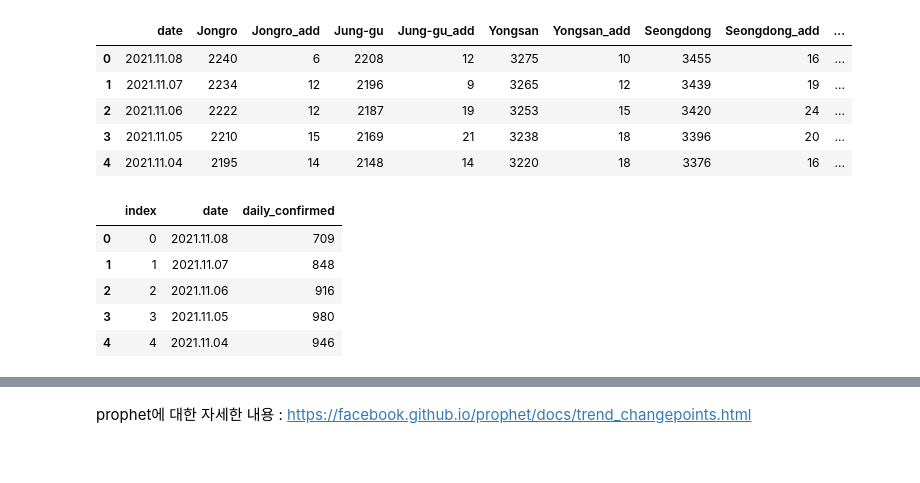
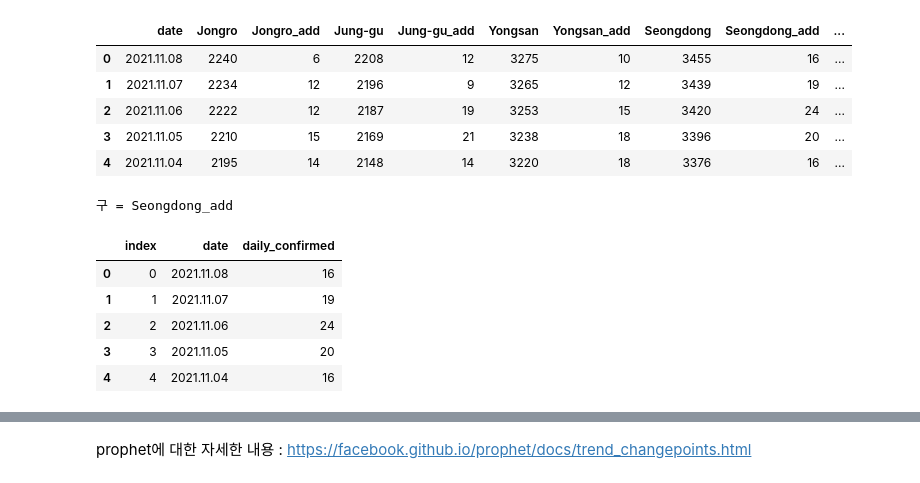
Before and after one commit to mihyunLee/covid-19_model, a Jupyter notebook: corona19_daily.ipynb, the cells around one changed output, grey strips where cells are left out. Cells and saved outputs as stored; diff of their text form; code cells hidden in the pictures.

```diff
--- a/corona19_daily.ipynb
+++ b/corona19_daily.ipynb
@@ -22,17 +22,19 @@ data.head()# 데이터가 잘 출력 되는지 5행만 출력해 살펴보며
 | 3 | 2021.11.05 | 2210 | 15 | 2169 | 21 | 3238 | 18 | 3396 | 20 | ... |
 | 4 | 2021.11.04 | 2195 | 14 | 2148 | 14 | 3220 | 18 | 3376 | 16 | ... |
 # %%
-dc = data.loc[  : ,  ['date','daily_add' ] ]#필요한 데이터는 날짜와 일일확진자수 이므로 이둘을 추출한다.
-dc = dc.reset_index().rename(columns={'daily_add': 'daily_confirmed'}) #일일 확진자로  이름을 바꾼다.
+구 = input("구 = ")
+dc = data.loc[  : ,  ['date', 구 ] ]#필요한 데이터는 날짜와 일일확진자수 이므로 이둘을 추출한다.
+dc = dc.reset_index().rename(columns={ 구 : 'daily_confirmed'}) #일일 확진자로  이름을 바꾼다.
 
 dc.head()#값이 잘나오는지 헤더 출력으로  확인
 # %% [output]
+구 = Seongdong_add
 |  | index | date | daily_confirmed |
-| 0 | 0 | 2021.11.08 | 709 |
-| 1 | 1 | 2021.11.07 | 848 |
-| 2 | 2 | 2021.11.06 | 916 |
-| 3 | 3 | 2021.11.05 | 980 |
-| 4 | 4 | 2021.11.04 | 946 |
+| 0 | 0 | 2021.11.08 | 16 |
+| 1 | 1 | 2021.11.07 | 19 |
+| 2 | 2 | 2021.11.06 | 24 |
+| 3 | 3 | 2021.11.05 | 20 |
+| 4 | 4 | 2021.11.04 | 16 |
 # %%
 #그래프를 그려보자 (Line plotly)
 fig = go.Figure()
```
Also changed, not shown: parts of 4 cells of this notebook.
